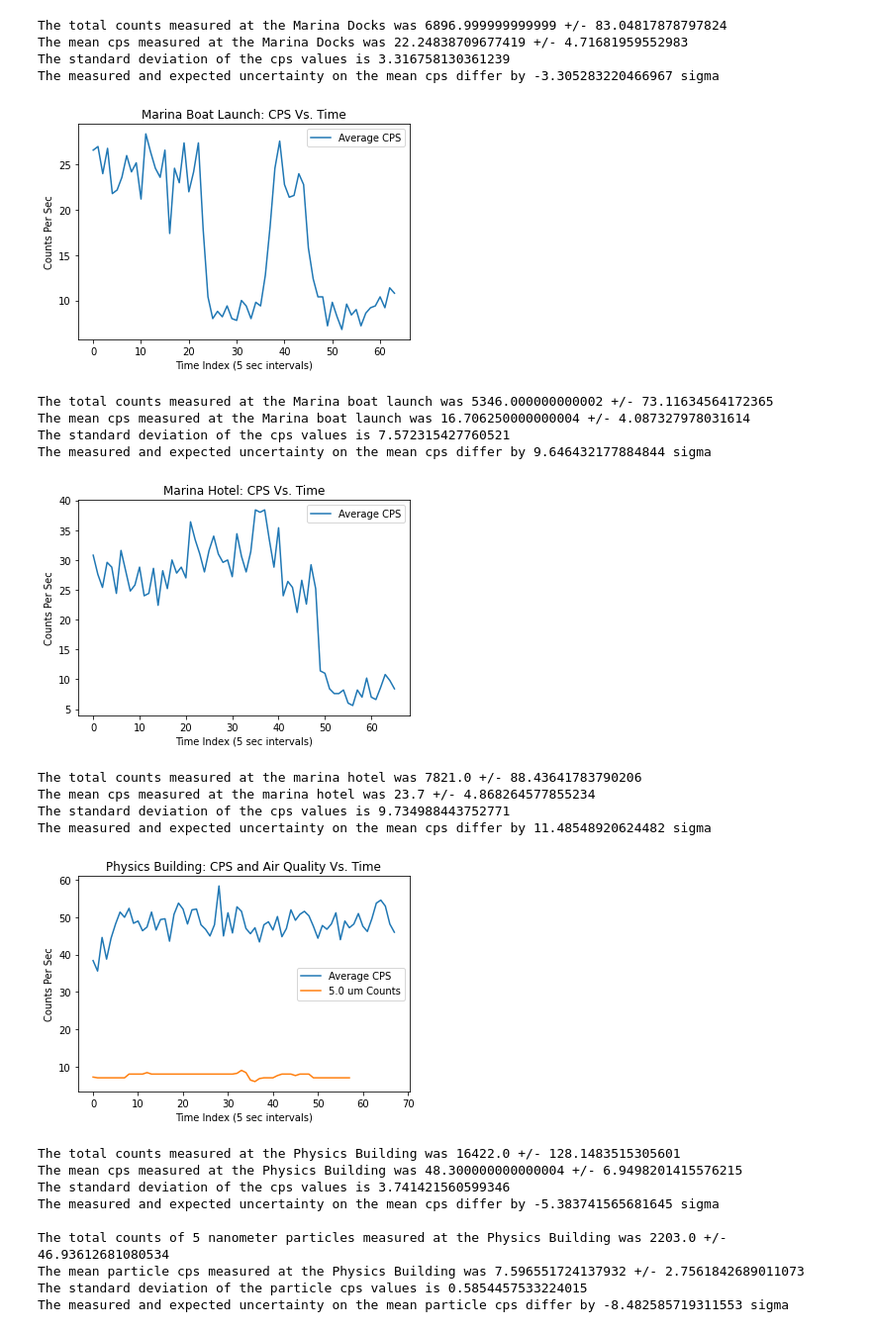
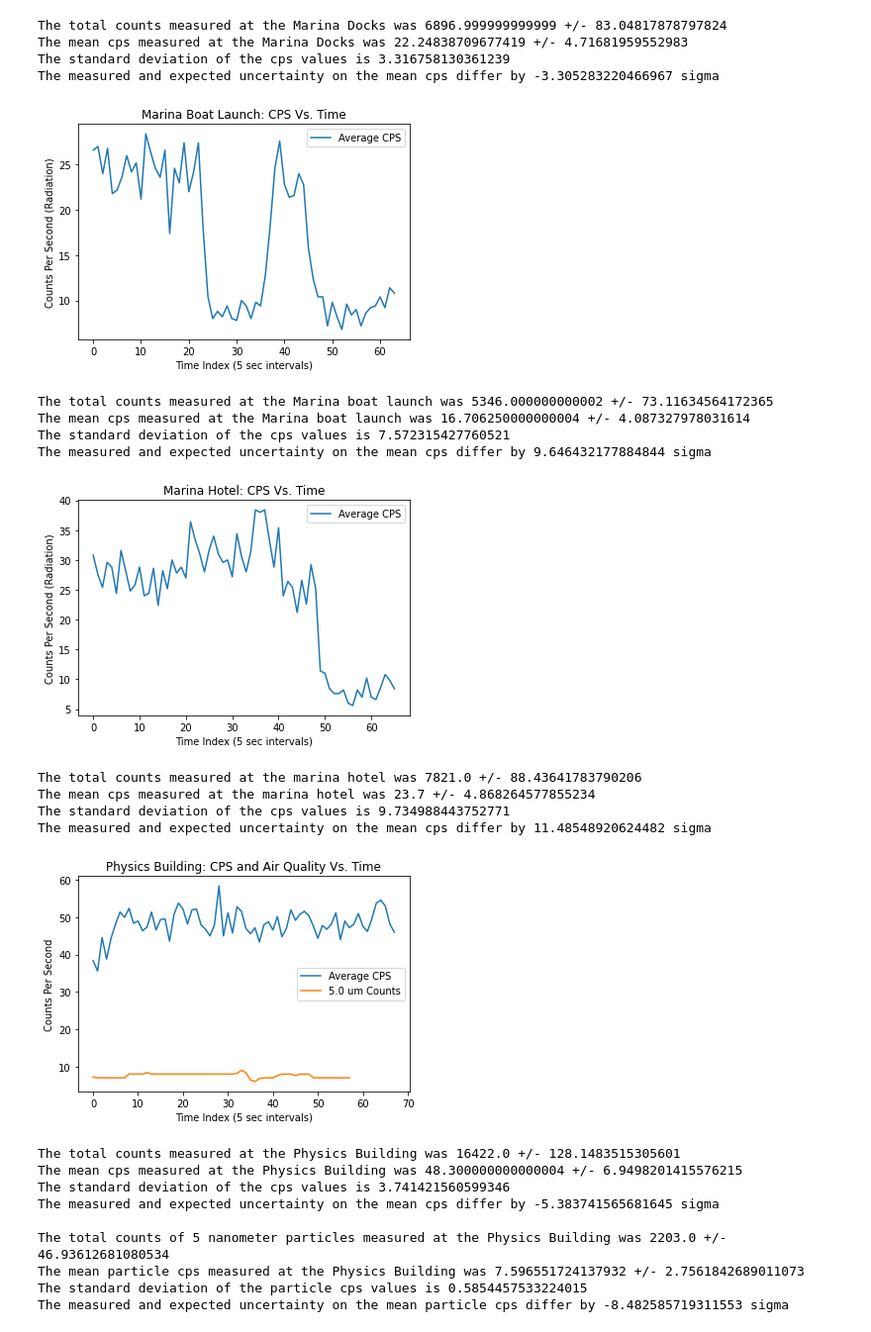
Before and after one commit to Gamecrasher-rgb/E11-LabWork, a Jupyter notebook: FinalProject/E11-Final Project Analysis.ipynb, the cells around one changed output. Shown at 99% size. Saved outputs shown, nothing was run; the diff lists cells and outputs as text; code cells hidden in the pictures.

```diff
--- a/FinalProject/E11-Final Project Analysis.ipynb
+++ b/FinalProject/E11-Final Project Analysis.ipynb
@@ -326,14 +326,14 @@ The measured and expected uncertainty on the mean cps differ by -3.3052832204669
 # %%
 plt.plot(MAREXT_RAD["Average CPS"], label = "Average CPS")
 
-plt.ylabel('Counts Per Sec')
+plt.ylabel('Counts Per Second (Radiation)')
 plt.xlabel('Time Index (5 sec intervals)')
 plt.title("Marina Boat Launch: CPS Vs. Time")
 plt.legend()
 plt.savefig('Marina_Boat_Launch_CPS.png',dpi=300)
 plt.show()
 # %% [output]
-[figure, old version]
+[figure, new version]
 # %%
 MAREXT_mean_cps = np.mean(MAREXT_RAD["Average CPS"])
 MAREXT_mean_unc = np.sqrt (MAREXT_mean_cps)
@@ -355,14 +355,14 @@ The measured and expected uncertainty on the mean cps differ by 9.64643217788484
 # %%
 plt.plot(MARHOTEL_RAD["Average CPS"], label = "Average CPS")
 
-plt.ylabel('Counts Per Sec')
+plt.ylabel('Counts Per Second (Radiation)')
 plt.xlabel('Time Index (5 sec intervals)')
 plt.title("Marina Hotel: CPS Vs. Time")
 plt.legend()
 plt.savefig('Marina_Hotel_CPS.png',dpi=300)
 plt.show()
 # %% [output]
-[figure, old version]
+[figure, new version]
 # %%
 MARHOTEL_mean_cps = np.mean(MARHOTEL_RAD["Average CPS"])
 MARHOTEL_mean_unc = np.sqrt (MARHOTEL_mean_cps)
@@ -384,14 +384,14 @@ The measured and expected uncertainty on the mean cps differ by 11.4854892062448
 # %%
 plt.plot(PHYSBLDG_RAD["Average CPS"], label = "Average CPS")
 plt.plot(PHYSBLDG_AQ["5.0 um"], label = "5.0 um Counts")
-plt.ylabel('Counts Per Sec')
+plt.ylabel('Counts Per Second')
 plt.xlabel('Time Index (5 sec intervals)')
 plt.title("Physics Building: CPS and Air Quality Vs. Time")
 plt.legend()
 plt.savefig('Physics_Building_Air.png',dpi=300)
 plt.show()
 # %% [output]
-[figure, old version]
+[figure, new version]
 # %%
 PHYSBLDG_mean_cps = np.mean(PHYSBLDG_RAD["Average CPS"])
 PHYSBLDG_mean_unc = np.sqrt (PHYSBLDG_mean_cps)
```
Also changed, not shown: parts of 21 cells of this notebook.
